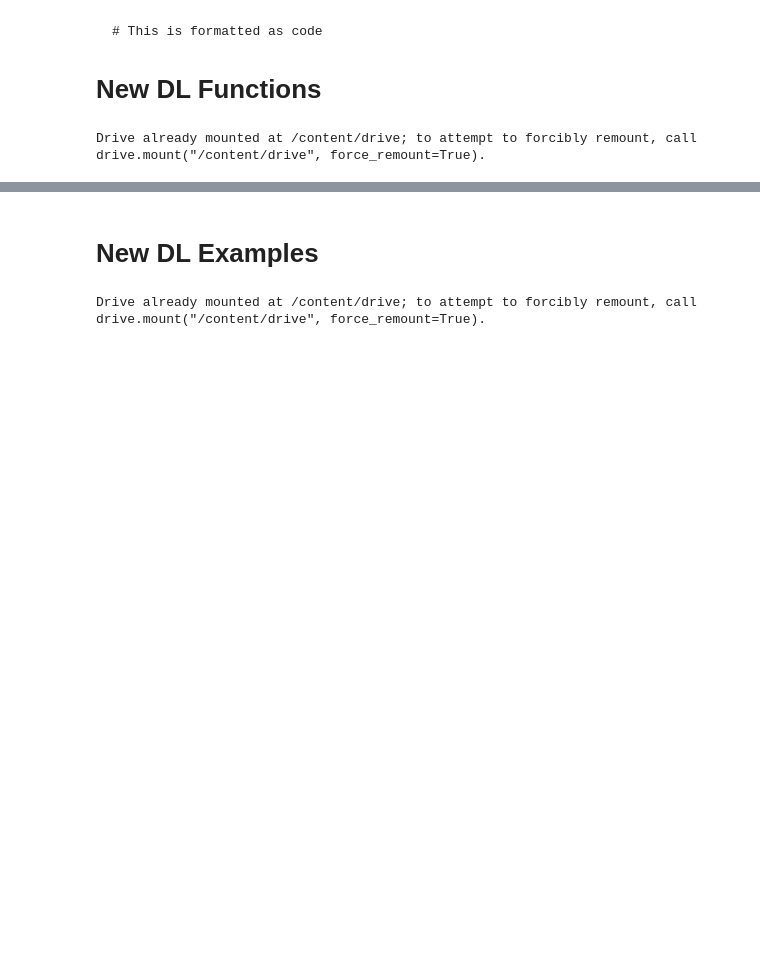
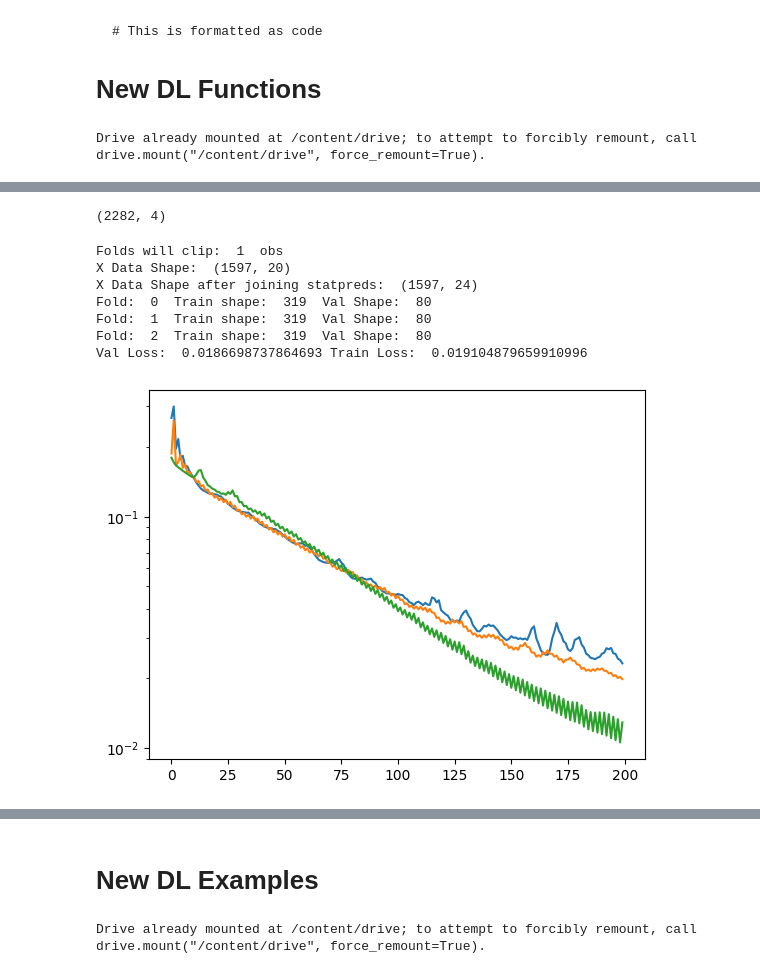
Before and after one commit to corwindark/6600-final-project, a Jupyter notebook: dl_ens_exploration.ipynb, the cells around one changed output, grey strips where cells are left out. Cells and saved outputs as stored; diff of their text form; code cells hidden in the pictures; blank space fills up the shorter version.

```diff
--- a/dl_ens_exploration.ipynb
+++ b/dl_ens_exploration.ipynb
@@ -1042,0 +1257,11 @@ def full_single_nn_wrapper2(
+# %%
+# Prep X/Y Data
+spyFullmin5 = pd.read_csv("/content/drive/MyDrive/Colab Notebooks/spy2023min5.csv")
+seriesIn = pd.Series(spyFullmin5['close'])
+ticker_mean = seriesIn.mean()
+ticker_std = seriesIn.std()
+seriesIn = (seriesIn - ticker_mean) / ticker_std
+# %%
+xdat, ydat = simple_windows(seriesIn, train_window = 20, test_window = 1)
+print(xdat.shape)
+print(ydat.shape)
@@ -1042,0 +1274,67 @@ def full_single_nn_wrapper2(
+# %%
+statpredsIn = pd.read_csv("/content/drive/MyDrive/Colab Notebooks/spy2023min5_b20_f1_ACDE.csv")
+statpredsIn = statpredsIn.to_numpy()
+# %%
+print(statpredsIn.shape)
+# %% [output]
+(2282, 4)
+# %%
+callback = keras.callbacks.EarlyStopping(monitor='val_loss',patience=50)
+
+
+fit_params = {
+    'epochs': 200,
+    'callback': callback,
+    'verbose': False
+}
+
+stored_opt = RMSprop(learning_rate = 0.001, clipnorm = 1)
+compile_params = {
+    'optimizer': stored_opt,
+    'loss': 'mse'
+}
+
+# documentation for each entry in the dictlist
+# each entry represents a model layer, with structure in the following order
+# 1 - number of neurons, 2 - activation function, 3 - regularization
+# 3 is false if not included, object if included
+L1 = 0
+L2 = 0.001
+reg = regularizers.L1L2(l1=L1, l2=L2)
+
+model_format_dictlist = [
+    {'size': 32, 'act': 'relu', 'reg': reg},
+    {'size': 128, 'act': 'relu','reg': reg},
+    {'size': 128, 'act': 'relu','reg': reg},
+    {'act': 'relu'}
+   ]
+
+# divide data into training and test
+testhold = math.floor(xdat.shape[0] * 0.7)
+xdatv = xdat[0:testhold,:]
+ydatv = ydat[0:testhold]
+xtest = xdat[testhold:,:]
+ytest = ydat[testhold:]
+statv = statpredsIn[0:testhold,:]
+stattest = statpredsIn[testhold:,:]
+
+
+nn_kfold(nn_model_dictlist = model_format_dictlist,
+         compile_params = compile_params,
+         fit_params = fit_params,
+         folds = 3,
+         xdat = xdatv,
+         ydat = ydatv,
+         statpreds = statv,
+         trainratio = 0.8,
+         sametrainsize = True,
+         control = False)
+# %% [output]
+Folds will clip:  1  obs
+X Data Shape:  (1597, 20)
+X Data Shape after joining statpreds:  (1597, 24)
+Fold:  0  Train shape:  319  Val Shape:  80
+Fold:  1  Train shape:  319  Val Shape:  80
+Fold:  2  Train shape:  319  Val Shape:  80
+Val Loss:  0.0186698737864693 Train Loss:  0.019104879659910996
+[figure, added]
```
Also changed, not shown: parts of 12 cells of this notebook.
